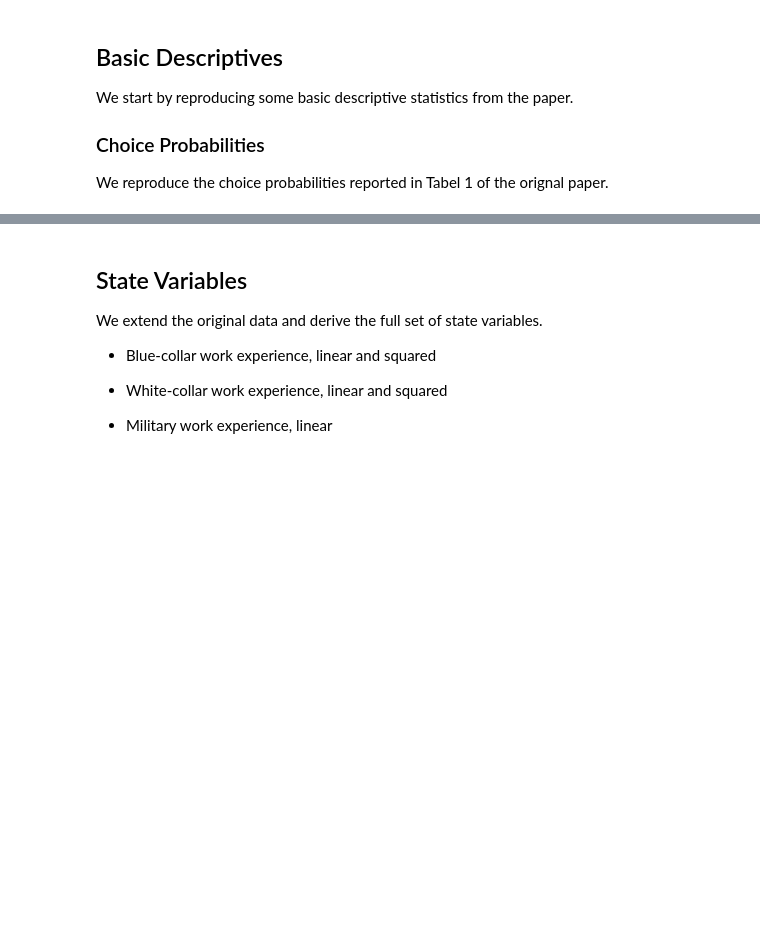
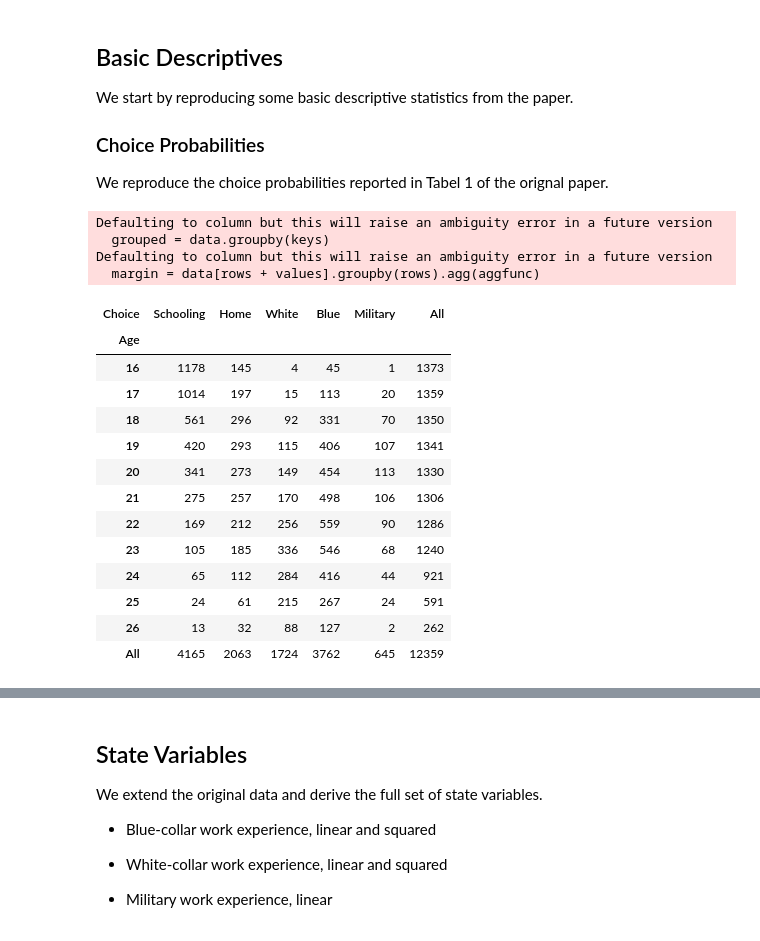
Before and after one commit to fagan2888/career-decisions-data, a Jupyter notebook: explorations.ipynb, the cells around one changed output, grey strips where cells are left out. Cells and saved outputs as stored; diff of their text form; code cells hidden in the pictures; blank space fills up the shorter version.

```diff
--- a/explorations.ipynb
+++ b/explorations.ipynb
@@ -32,0 +31,27 @@ We reproduce the choice probabilities reported in Tabel 1 of the orignal paper.
+# %%
+# Produce the raw table
+table_1 = pd.crosstab(index=df.Age, columns=df.Choice, margins=True)
+# Produce frequencies
+table_1_rel = table_1.div(table_1.All, axis=0) * 100
+# %% [output]
+Defaulting to column but this will raise an ambiguity error in a future version
+  grouped = data.groupby(keys)
+Defaulting to column but this will raise an ambiguity error in a future version
+  margin = data[rows + values].groupby(rows).agg(aggfunc)
+# %%
+table_1
+# %% [output]
+| Choice | Schooling | Home | White | Blue | Military | All |
+| Age |  |  |  |  |  |  |
+| 16 | 1178 | 145 | 4 | 45 | 1 | 1373 |
+| 17 | 1014 | 197 | 15 | 113 | 20 | 1359 |
+| 18 | 561 | 296 | 92 | 331 | 70 | 1350 |
+| 19 | 420 | 293 | 115 | 406 | 107 | 1341 |
+| 20 | 341 | 273 | 149 | 454 | 113 | 1330 |
+| 21 | 275 | 257 | 170 | 498 | 106 | 1306 |
+| 22 | 169 | 212 | 256 | 559 | 90 | 1286 |
+| 23 | 105 | 185 | 336 | 546 | 68 | 1240 |
+| 24 | 65 | 112 | 284 | 416 | 44 | 921 |
+| 25 | 24 | 61 | 215 | 267 | 24 | 591 |
+| 26 | 13 | 32 | 88 | 127 | 2 | 262 |
+| All | 4165 | 2063 | 1724 | 3762 | 645 | 12359 |
```
Also changed, not shown: parts of 15 cells of this notebook, 2 other files.
